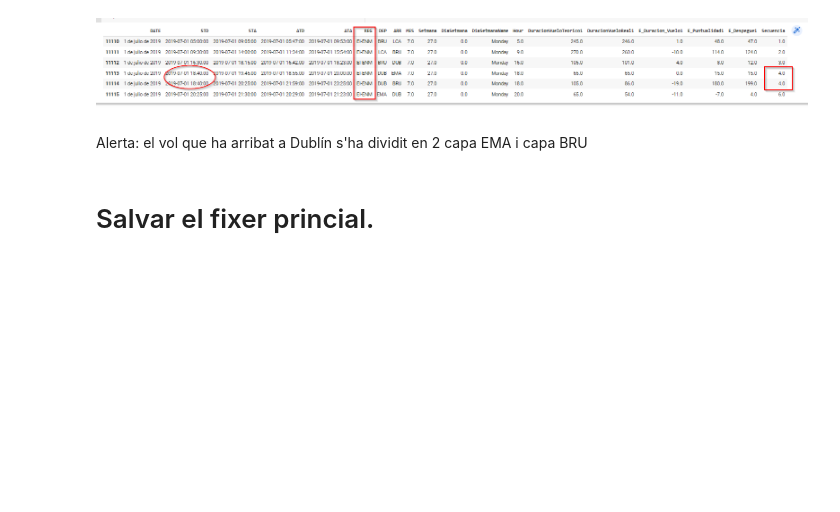
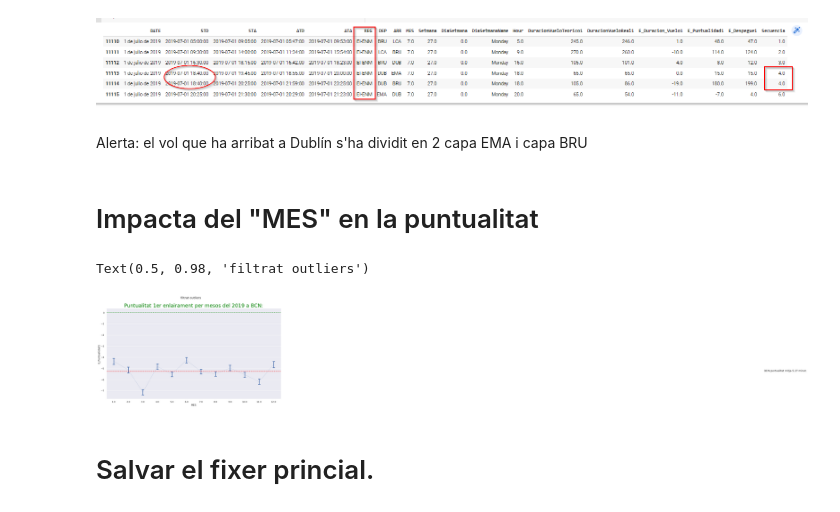
Before and after one commit to JMML2021/Entrega-projecte-final, a Jupyter notebook: Calculo_Ryainair2019ipynb.ipynb, the cells around one changed output. Drawn from its saved outputs; the diff is of its cells as text; code cells hidden in the pictures; blank space fills up the shorter version.

```diff
--- a/Calculo_Ryainair2019ipynb.ipynb
+++ b/Calculo_Ryainair2019ipynb.ipynb
@@ -523,6 +523,31 @@ prueba2
 ![image.png](embedded-picture-1)
 # %% [markdown]
 Alerta: el vol que ha arribat a Dublín s'ha dividit en 2 capa EMA i capa BRU
+# %% [markdown]
+# Impacta del "MES" en la puntualitat
+# %%
+# Intervals de confiança per aeroport
+
+sns.set_theme(style="darkgrid")
+#tips = sns.df1("tips")
+sns.set(rc = {'figure.figsize':(15,8)})
+# Tamaño de la imagen
+ax = sns.pointplot(x='MES', y = "E_Puntualidad1", data= df3, scale=.1, kind = "point", capsize=0.13)
+
+puntualidadBCN = round((df3['E_Puntualidad1'].mean()),2)#
+
+ax.axhline(puntualidadBCN, color="red", linestyle = '--', label="ooas")       # Linea 0 verde
+ax.axhline(0, color="green", linestyle = '--')
+
+
+textoBCN = "BCN puntualitat mitja"+ str(puntualidadBCN) + ' minut.'
+ax.text(puntualidadBCN +50 ,puntualidadBCN , textoBCN, backgroundcolor='w')
+
+ax.set_title('Puntualitat 1er salt per mesos del 2019 a BCN:', fontsize = 24, color= 'green')
+plt.suptitle(f'filtrat outliers')
+# %% [output]
+Text(0.5, 0.98, 'filtrat outliers')
+[figure, added]
 # %% [markdown]
 # Salvar el fixer princial.
 # %%
```
Also changed, not shown: parts of 1 cell of this notebook.
